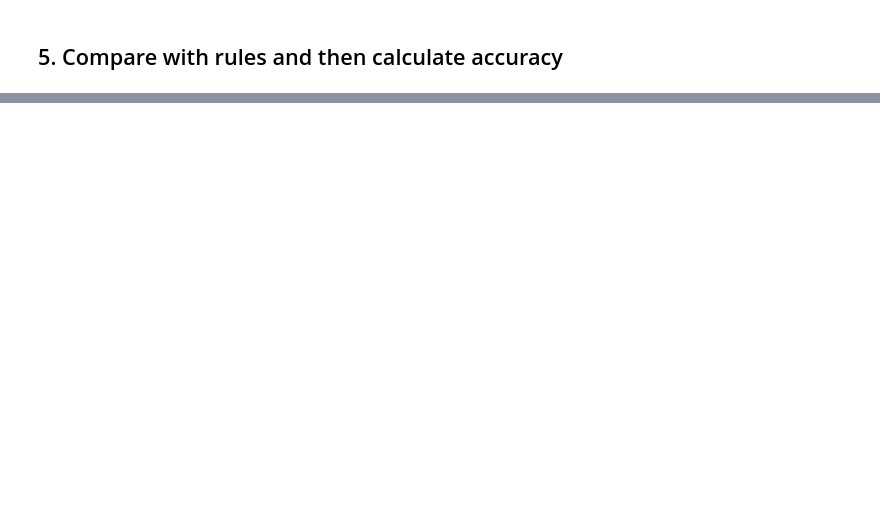
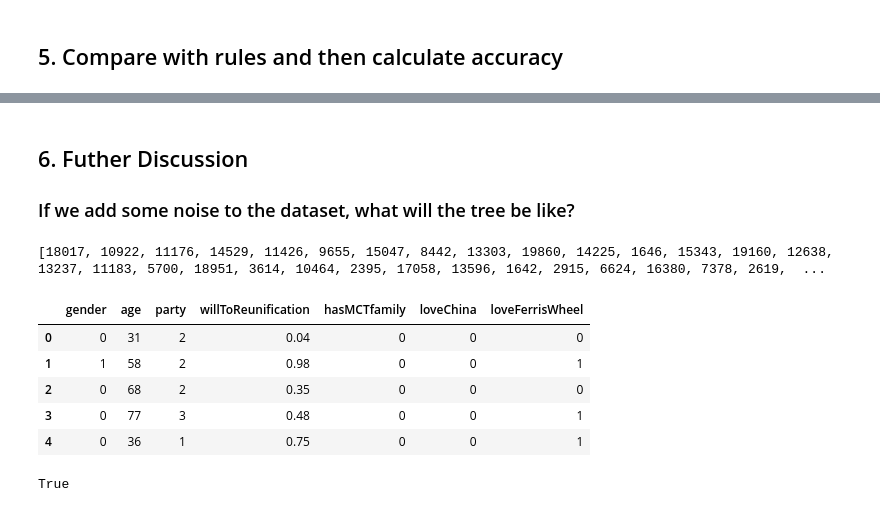
Before and after one commit to jwang0306/fundamentals-data-analytics, a Jupyter notebook: HW2/FDA_HW2.ipynb, the cells around one changed output, grey strips where cells are left out. Cells and saved outputs as stored; diff of their text form; code cells hidden in the pictures; blank space fills up the shorter version.

```diff
--- a/HW2/FDA_HW2.ipynb
+++ b/HW2/FDA_HW2.ipynb
@@ -303,0 +304,47 @@ accuracy_score(y_test, y_predict)
+# %% [markdown]
+## 6. Futher Discussion
+### If we add some noise to the dataset, what will the tree be like?
+# %%
+test_data = pdata.copy()
+idx = list(random.randint(0, 20000-1) for x in range(1, 50))
+print(idx)
+for i in idx:
+    test_data.loc[i] = [
+        random.randint(0, 1),
+        random.randint(20, 90),
+        random.randint(1, 3),
+        random.uniform(0, 1),
+        random.randint(0, 1),
+        random.randint(0, 1),
+        random.randint(0, 1),
+        random.randint(0, 1)
+    ]
+
+test_data_train = test_data[:15000]
+test_data_test = test_data[15000:]
+test_y = test_data_train['fanOfHan'].values
+test_data_train = test_data_train.drop('fanOfHan', axis=1)
+test_data_train.head()
+# %% [output]
+[18017, 10922, 11176, 14529, 11426, 9655, 15047, 8442, 13303, 19860, 14225, 1646, 15343, 19160, 12638, 13237, 11183, 5700, 18951, 3614, 10464, 2395, 17058, 13596, 1642, 2915, 6624, 16380, 7378, 2619,  ...
+|  | gender | age | party | willToReunification | hasMCTfamily | loveChina | loveFerrisWheel |
+| 0 | 0 | 31 | 2 | 0.04 | 0 | 0 | 0 |
+| 1 | 1 | 58 | 2 | 0.98 | 0 | 0 | 1 |
+| 2 | 0 | 68 | 2 | 0.35 | 0 | 0 | 0 |
+| 3 | 0 | 77 | 3 | 0.48 | 0 | 0 | 1 |
+| 4 | 0 | 36 | 1 | 0.75 | 0 | 0 | 1 |
+# %%
+dtree.fit(test_data_train, y)
+
+dot_data = StringIO()
+export_graphviz(dtree,
+                out_file=dot_data,
+                filled=True,
+                feature_names=list(test_data_train),
+                class_names=['Chi Mai','Mayor Han'],
+                special_characters=True)
+
+graph = pydotplus.graph_from_dot_data(dot_data.getvalue())
+graph.write_png("data/test_tree.png")
+# %% [output]
+True
```
Also changed, not shown: parts of 16 cells of this notebook, 2 other files.
